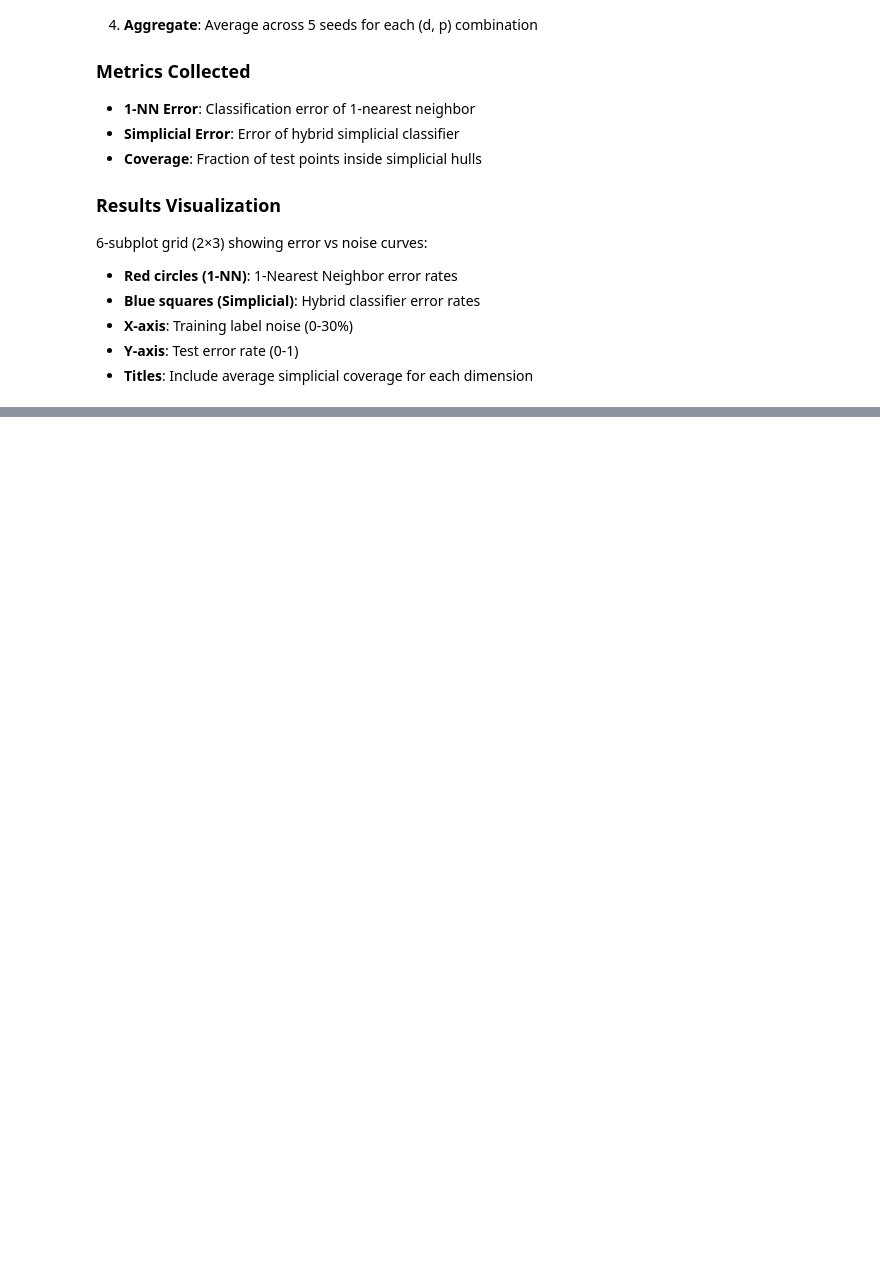
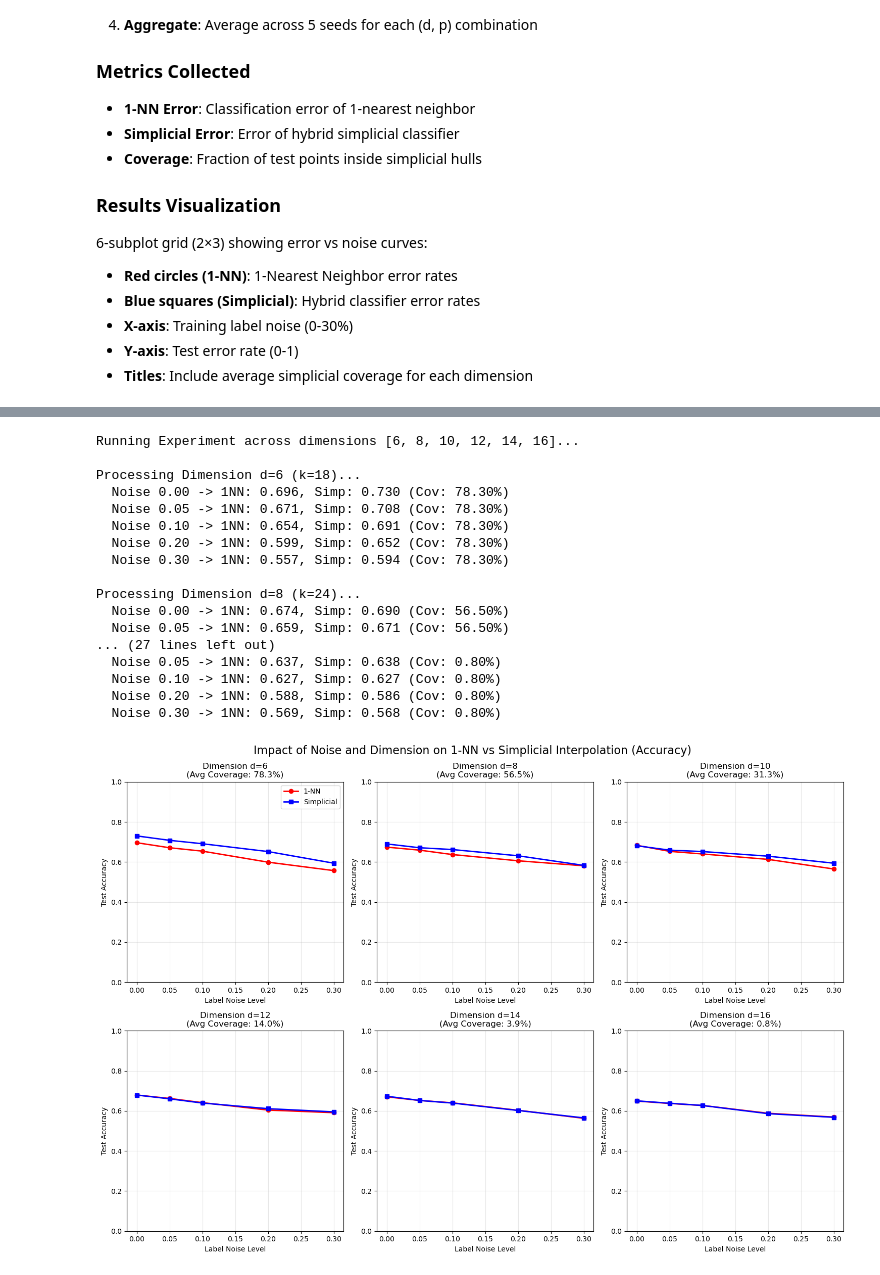
Before and after one commit to yassineblaiech/TDL_project, a Jupyter notebook: moondata_simplicial.ipynb, the cells around one changed output, grey strips where cells are left out. Cells and saved outputs as stored; diff of their text form; code cells hidden in the pictures; blank space fills up the shorter version.

```diff
--- a/moondata_simplicial.ipynb
+++ b/moondata_simplicial.ipynb
@@ -253,0 +378,71 @@ Processing Dimension d=5 (k=15)...
+# %%
+d_values = range(6, 17, 2)
+noise_levels = [0.0, 0.05, 0.1, 0.2, 0.3]
+seeds = range(5)
+n_train = 3000000
+n_test = 200
+results = {}
+print(f"Running Experiment across dimensions {list(d_values)}...")
+for d in d_values:
+    results[d] = {'noise': [], '1nn_acc': [], 'simp_acc': [], 'cov': []}
+    k_simplicial = d * 3
+    print(f"\nProcessing Dimension d={d} (k={k_simplicial})...")
+    for noise in noise_levels:
+        temp_1nn = []
+        temp_simp = []
+        temp_cov = []
+        for s in seeds:
+            X_total, y_noisy_total, y_clean_total = make_logistic_gaussian_data(
+                n_train + n_test, d, gamma=2.0, p_noise=noise, seed=s
+            )
+            Xtr = X_total[:n_train]
+            ytr = y_noisy_total[:n_train]
+            Xte = X_total[n_train:]
+            yte = y_clean_total[n_train:]
+            m1 = KNNClassifier(k=1).fit(Xtr, ytr)
+            temp_1nn.append(np.mean(m1.predict(Xte) == yte))
+            ms = LocalSimplicialClassifier(k=k_simplicial).fit(Xtr, ytr)
+            temp_simp.append(np.mean(ms.predict(Xte) == yte))
+            temp_cov.append(ms.coverage_rate_)
+        results[d]['noise'].append(noise)
+        results[d]['1nn_acc'].append(np.mean(temp_1nn))
+        results[d]['simp_acc'].append(np.mean(temp_simp))
+        results[d]['cov'].append(np.mean(temp_cov))
+        print(f"  Noise {noise:.2f} -> 1NN: {np.mean(temp_1nn):.3f}, Simp: {np.mean(temp_simp):.3f} (Cov: {np.mean(temp_cov):.2%})")
+fig, axes = plt.subplots(2, 3, figsize=(15, 10))
+axes = axes.flatten()
+for i, d in enumerate(d_values):
+    ax = axes[i]
+    data = results[d]
+    ax.plot(data['noise'], data['1nn_acc'], 'r-o', label='1-NN', linewidth=2)
+    ax.plot(data['noise'], data['simp_acc'], 'b-s', label='Simplicial', linewidth=2)
+    avg_coverage = np.mean(data['cov'])
+    ax.set_title(f"Dimension d={d}\n(Avg Coverage: {avg_coverage:.1%})")
+    ax.set_xlabel("Label Noise Level")
+    ax.set_ylabel("Test Accuracy")
+    ax.set_ylim(0, 1)
+    ax.grid(True, alpha=0.3)
+    if i == 0:
+        ax.legend()
+plt.tight_layout()
+plt.suptitle("Impact of Noise and Dimension on 1-NN vs Simplicial Interpolation (Accuracy)", y=1.02, fontsize=16)
+plt.show()
+# %% [output]
+Running Experiment across dimensions [6, 8, 10, 12, 14, 16]...
+
+Processing Dimension d=6 (k=18)...
+  Noise 0.00 -> 1NN: 0.696, Simp: 0.730 (Cov: 78.30%)
+  Noise 0.05 -> 1NN: 0.671, Simp: 0.708 (Cov: 78.30%)
+  Noise 0.10 -> 1NN: 0.654, Simp: 0.691 (Cov: 78.30%)
+  Noise 0.20 -> 1NN: 0.599, Simp: 0.652 (Cov: 78.30%)
+  Noise 0.30 -> 1NN: 0.557, Simp: 0.594 (Cov: 78.30%)
+
+Processing Dimension d=8 (k=24)...
+  Noise 0.00 -> 1NN: 0.674, Simp: 0.690 (Cov: 56.50%)
+  Noise 0.05 -> 1NN: 0.659, Simp: 0.671 (Cov: 56.50%)
+... (27 lines left out)
+  Noise 0.05 -> 1NN: 0.637, Simp: 0.638 (Cov: 0.80%)
+  Noise 0.10 -> 1NN: 0.627, Simp: 0.627 (Cov: 0.80%)
+  Noise 0.20 -> 1NN: 0.588, Simp: 0.586 (Cov: 0.80%)
+  Noise 0.30 -> 1NN: 0.569, Simp: 0.568 (Cov: 0.80%)
+[figure, added]
```
Also changed, not shown: parts of 9 cells of this notebook, 1 other file.
